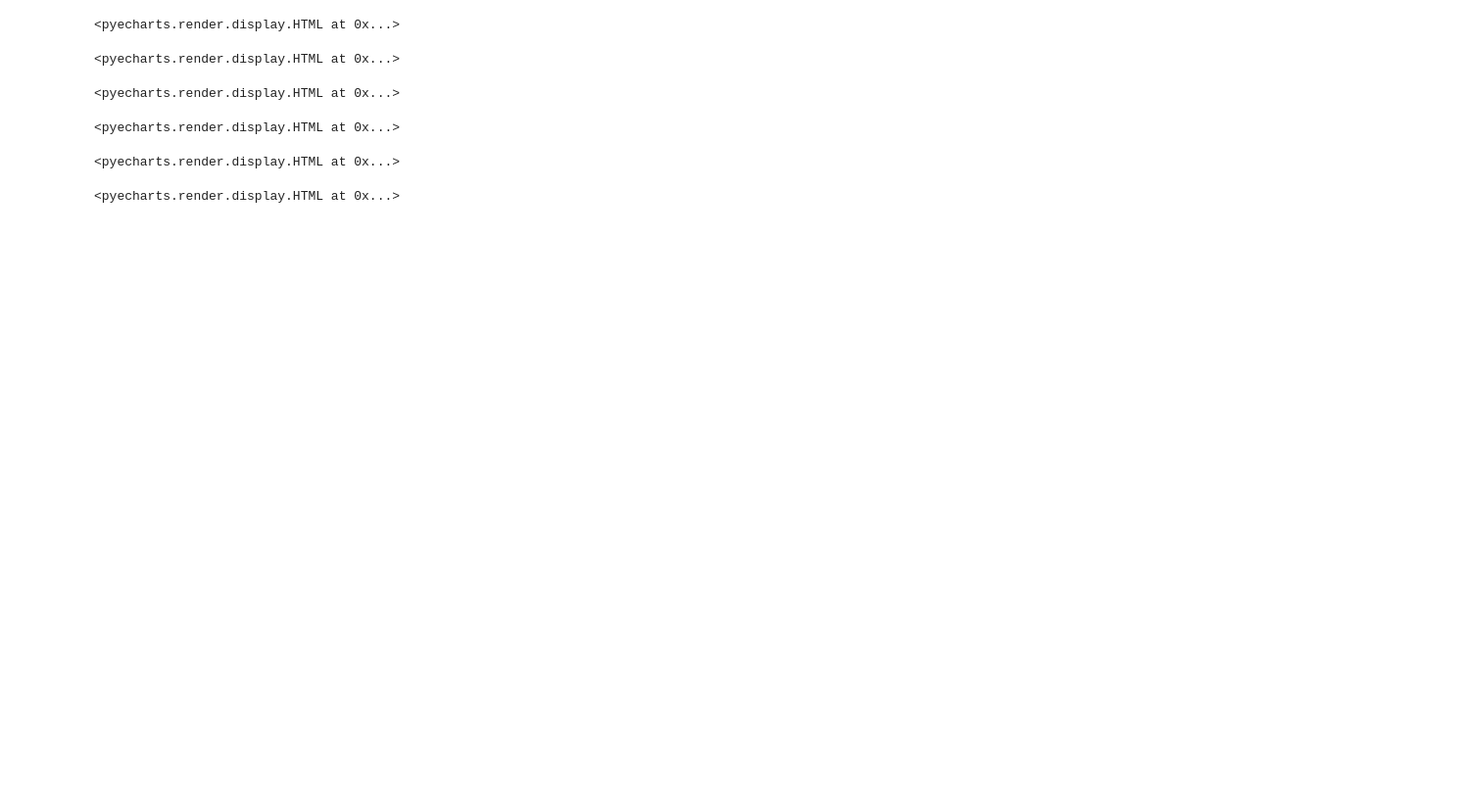
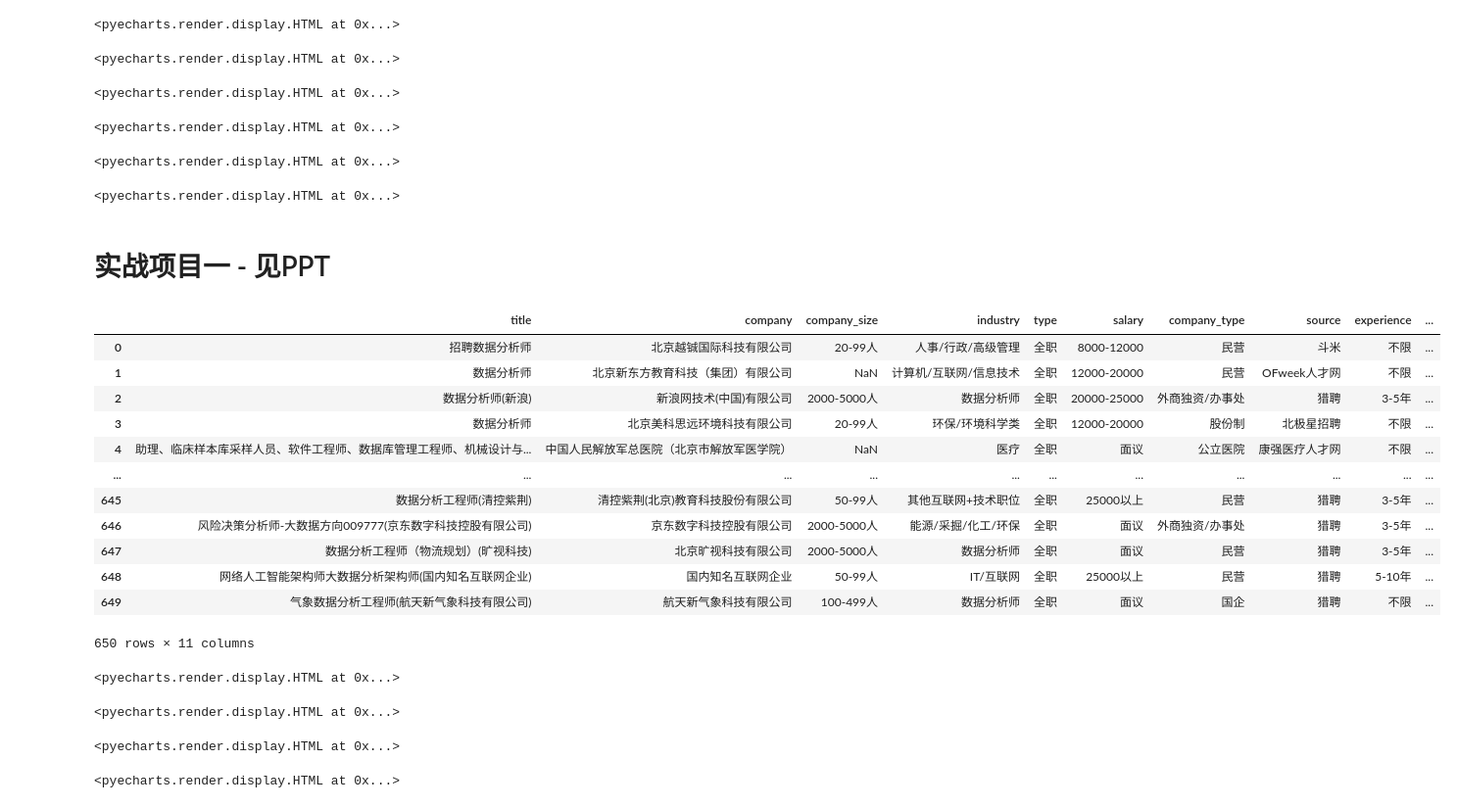
Before and after one commit to shenzhongqiang/21DayPython, a Jupyter notebook: chapter14.ipynb, the cells around one changed output. Shown at 98% size. Saved outputs shown, nothing was run; the diff lists cells and outputs as text; code cells hidden in the pictures; blank space fills up the shorter version.

```diff
--- a/chapter14.ipynb
+++ b/chapter14.ipynb
@@ -383,0 +417,72 @@ c.render_notebook()
+# %% [markdown]
+# 实战项目一 - 见PPT
+# %%
+import pandas as pd
+df = pd.read_csv("jobs.csv")
+df.drop_duplicates(inplace=True)
+df
+# %% [output]
+|  | title | company | company_size | industry | type | salary | company_type | source | experience | ... |
+| 0 | 招聘数据分析师 | 北京越铖国际科技有限公司 | 20-99人 | 人事/行政/高级管理 | 全职 | 8000-12000 | 民营 | 斗米 | 不限 | ... |
+| 1 | 数据分析师 | 北京新东方教育科技（集团）有限公司 | NaN | 计算机/互联网/信息技术 | 全职 | 12000-20000 | 民营 | OFweek人才网 | 不限 | ... |
+| 2 | 数据分析师(新浪) | 新浪网技术(中国)有限公司 | 2000-5000人 | 数据分析师 | 全职 | 20000-25000 | 外商独资/办事处 | 猎聘 | 3-5年 | ... |
+| 3 | 数据分析师 | 北京美科思远环境科技有限公司 | 20-99人 | 环保/环境科学类 | 全职 | 12000-20000 | 股份制 | 北极星招聘 | 不限 | ... |
+| 4 | 助理、临床样本库采样人员、软件工程师、数据库管理工程师、机械设计与... | 中国人民解放军总医院（北京市解放军医学院） | NaN | 医疗 | 全职 | 面议 | 公立医院 | 康强医疗人才网 | 不限 | ... |
+| ... | ... | ... | ... | ... | ... | ... | ... | ... | ... | ... |
+| 645 | 数据分析工程师(清控紫荆) | 清控紫荆(北京)教育科技股份有限公司 | 50-99人 | 其他互联网+技术职位 | 全职 | 25000以上 | 民营 | 猎聘 | 3-5年 | ... |
+| 646 | 风险决策分析师-大数据方向009777(京东数字科技控股有限公司) | 京东数字科技控股有限公司 | 2000-5000人 | 能源/采掘/化工/环保 | 全职 | 面议 | 外商独资/办事处 | 猎聘 | 3-5年 | ... |
+| 647 | 数据分析工程师（物流规划）(旷视科技) | 北京旷视科技有限公司 | 2000-5000人 | 数据分析师 | 全职 | 面议 | 民营 | 猎聘 | 3-5年 | ... |
+| 648 | 网络人工智能架构师大数据分析架构师(国内知名互联网企业) | 国内知名互联网企业 | 50-99人 | IT/互联网 | 全职 | 25000以上 | 民营 | 猎聘 | 5-10年 | ... |
+| 649 | 气象数据分析工程师(航天新气象科技有限公司) | 航天新气象科技有限公司 | 100-499人 | 数据分析师 | 全职 | 面议 | 国企 | 猎聘 | 不限 | ... |
+650 rows × 11 columns
+# %%
+# 统计各类规模的招聘公司的数量
+from pyecharts.charts import Bar, Pie, Grid
+from pyecharts import options as opts
+s_size = df.company_size.value_counts()
+bar = Bar()
+bar.add_xaxis(s_size.index.tolist())
+bar.add_yaxis("公司数量", s_size.values.tolist())
+bar.set_global_opts(title_opts=opts.TitleOpts(title="各类规模的公司数量"))
+bar.render_notebook()
+# %% [output]
+<pyecharts.render.display.HTML at 0x...>
+# %%
+# 统计职位来源
+from pyecharts import options as opts
+from pyecharts.charts import Page, Pie
+s_source = df["source"].value_counts()
+pie = Pie()
+pie.add("", [list(z) for z in zip(s_source.index.tolist(), s_source.values.tolist())])
+pie.set_global_opts(title_opts=opts.TitleOpts(title="职位来源"),
+                    legend_opts=opts.LegendOpts(orient='vertical', pos_left="0%", pos_top="10%"))
+pie.set_series_opts()
+pie.render_notebook()
+# %% [output]
+<pyecharts.render.display.HTML at 0x...>
+# %%
+# 统计工作年限要求
+from pyecharts import options as opts
+from pyecharts.charts import Page, Pie
+s_exp = df["experience"].value_counts()
+pie = Pie()
+pie.add("", [list(z) for z in zip(s_exp.index.tolist(), s_exp.values.tolist())])
+pie.set_global_opts(title_opts=opts.TitleOpts(title="工作年限要求"),
+                   legend_opts=opts.LegendOpts(orient='vertical', pos_left="0%", pos_top="10%"))
+pie.set_series_opts()
+pie.render_notebook()
+# %% [output]
+<pyecharts.render.display.HTML at 0x...>
+# %%
+# 统计学历背景要求
+from pyecharts import options as opts
+from pyecharts.charts import Page, Pie
+s_edu = df["education"].value_counts()
+pie = Pie()
+pie.add("", [list(z) for z in zip(s_edu.index.tolist(), s_edu.values.tolist())])
+pie.set_global_opts(title_opts=opts.TitleOpts(title="学历背景要求"),
+                    legend_opts=opts.LegendOpts(orient='vertical', pos_left="0%", pos_top="10%"))
+pie.set_series_opts()
+pie.render_notebook()
+# %% [output]
+<pyecharts.render.display.HTML at 0x...>
```
Also changed, not shown: parts of 21 cells of this notebook, 1 other file.
